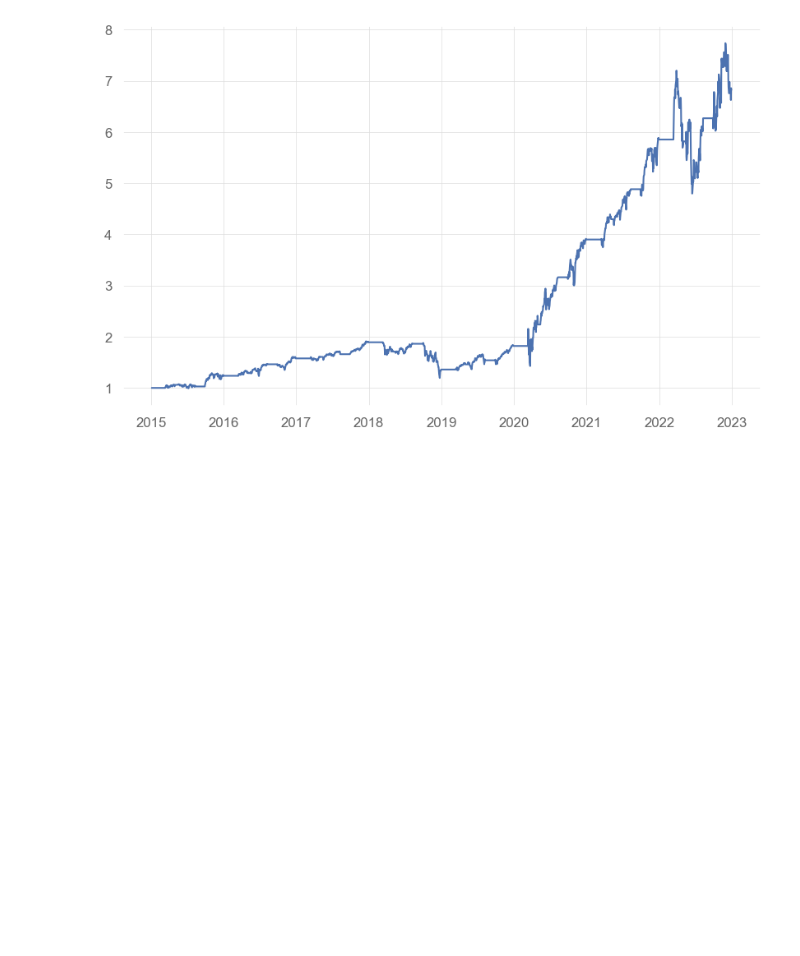
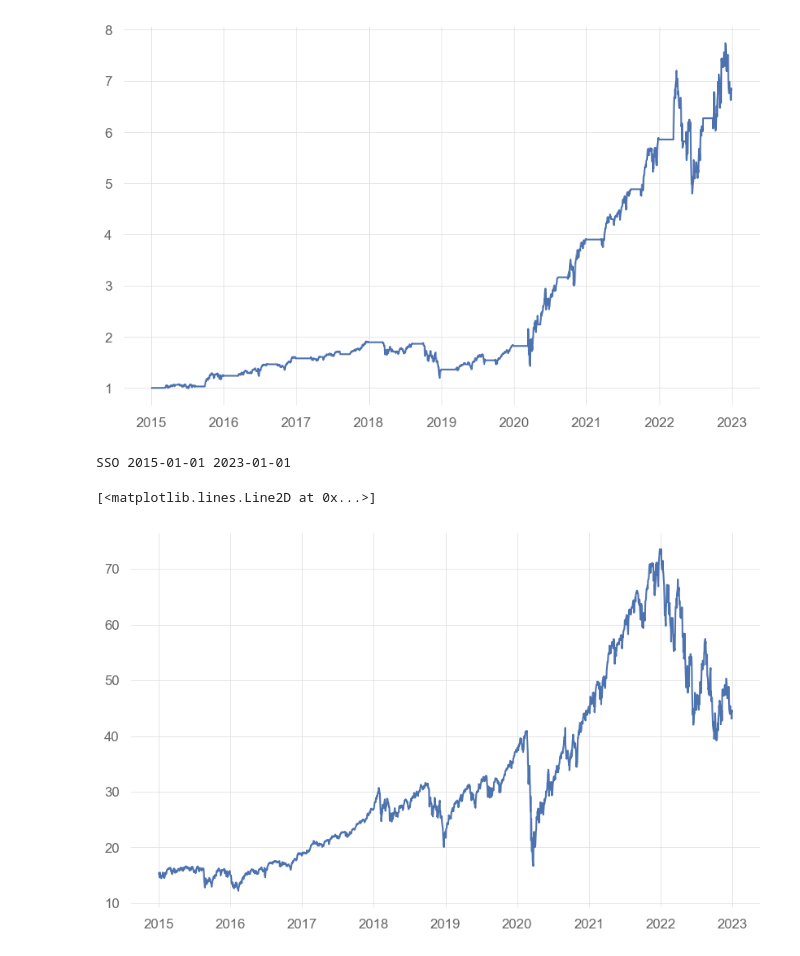
Before and after one commit to radostyle/qtrade, a Jupyter notebook: trading strategy.ipynb, the cells around one changed output. Saved outputs shown, nothing was run; the diff lists cells and outputs as text; code cells hidden in the pictures; blank space fills up the shorter version.

```diff
--- a/trading strategy.ipynb
+++ b/trading strategy.ipynb
@@ -138,3 +144,3 @@ signal = np.where(l.result['trading_days_til_month_end'] <= 4, 1, np.where(l.res
 # %%
-l.result['My Indicator'] = signal
+result['My Indicator'] = signal
 # %%
@@ -147,4 +153,4 @@ signals = l.mystrategy.get_signals(l.result, l.result['My Indicator'])
 # %%
 #signal = np.where(indicator == 1, , np.where(data.Close < indicator, -1, 0))
-l.result['Signal'] = signal
+result['Signal'] = signal
 # %%
@@ -184,5 +190,5 @@ plt.show()
 # %% [output]
 [figure]
 # %%
-l.result["trading_day_of_year"]=l.result.groupby(pd.Grouper(freq='Y'))[['constant']].cumsum()
+result["trading_day_of_year"]=result.groupby(pd.Grouper(freq='Y'))[['constant']].cumsum()
 # %%
@@ -210,8 +216,8 @@ signal
 # %% [output]
 array([0, 0, 0, ..., 1, 1, 1])
 # %%
-l.result['Signal'] = signal
-l.mystrategy.get_equity_curve2(l.result)
+result['Signal'] = signal
+mystrategy.get_equity_curve2(result)
 # %% [output]
 |  | Open | High | Low | Close | Volume | Dividends | Stock Splits | Capital Gains | Signal | ... |
 | Date |  |  |  |  |  |  |  |  |  | ... |
@@ -232,3 +238,22 @@ plt.plot(l.result['Cumulative Returns'])
 # %% [output]
 [<matplotlib.lines.Line2D at 0x...>]
 [figure]
+# %%
+import matplotlib.pyplot as plt
+
+import l
+
+security_name = 'SSO'
+start_date = '2015-01-01'
+end_date = '2023-01-01'
+
+mystrategy = l.OtherStrategy(security_name, start_date, end_date)
+print(mystrategy.security_name, mystrategy.start, mystrategy.end)
+
+result = mystrategy.download_data()
+#mypsar = mystrategy.get_psar(result)
+plt.plot(result.index, result.Close, label='Close')
+# %% [output]
+SSO 2015-01-01 2023-01-01
+[<matplotlib.lines.Line2D at 0x...>]
+[figure, added]
```
Also changed, not shown: parts of 21 cells of this notebook, 1 other file.
